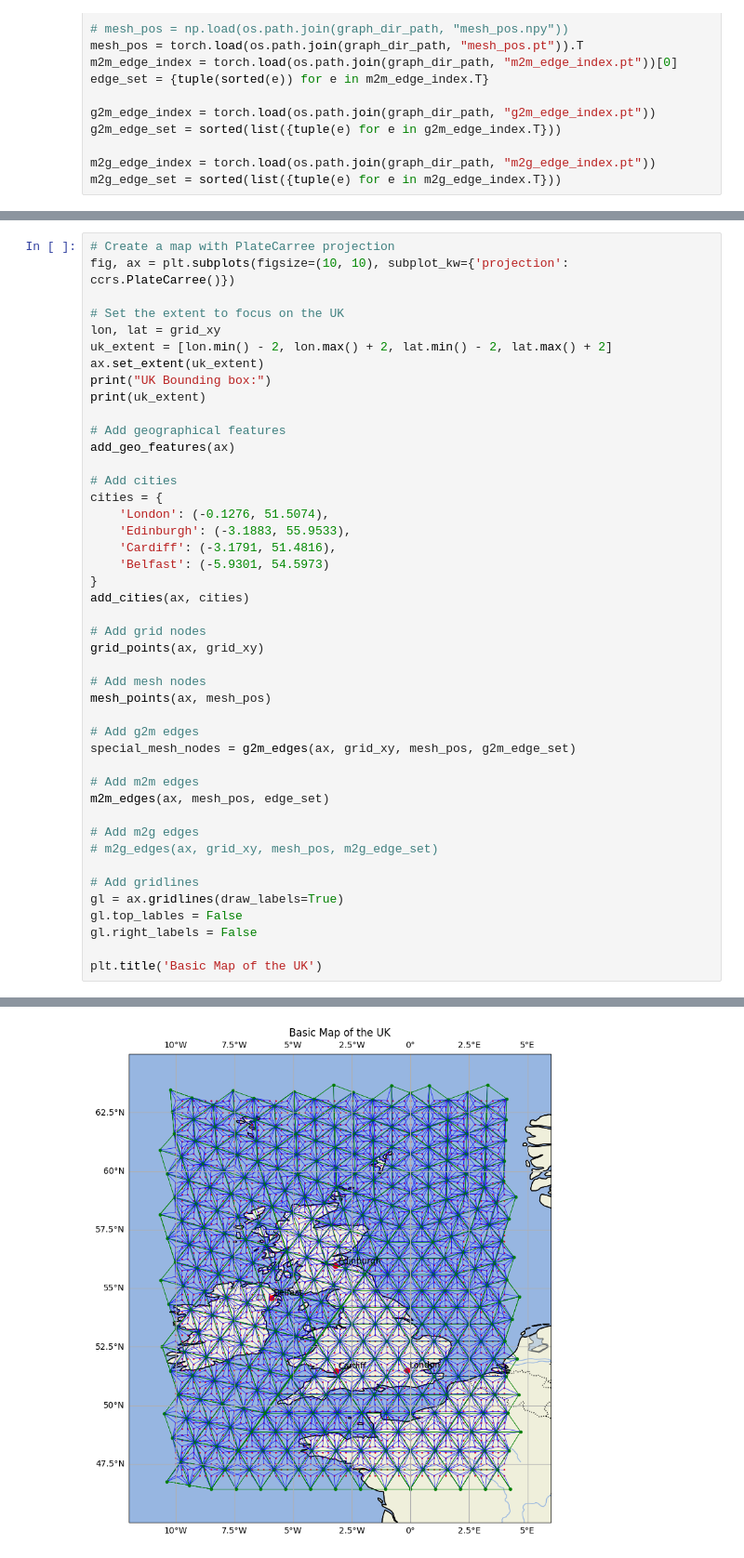
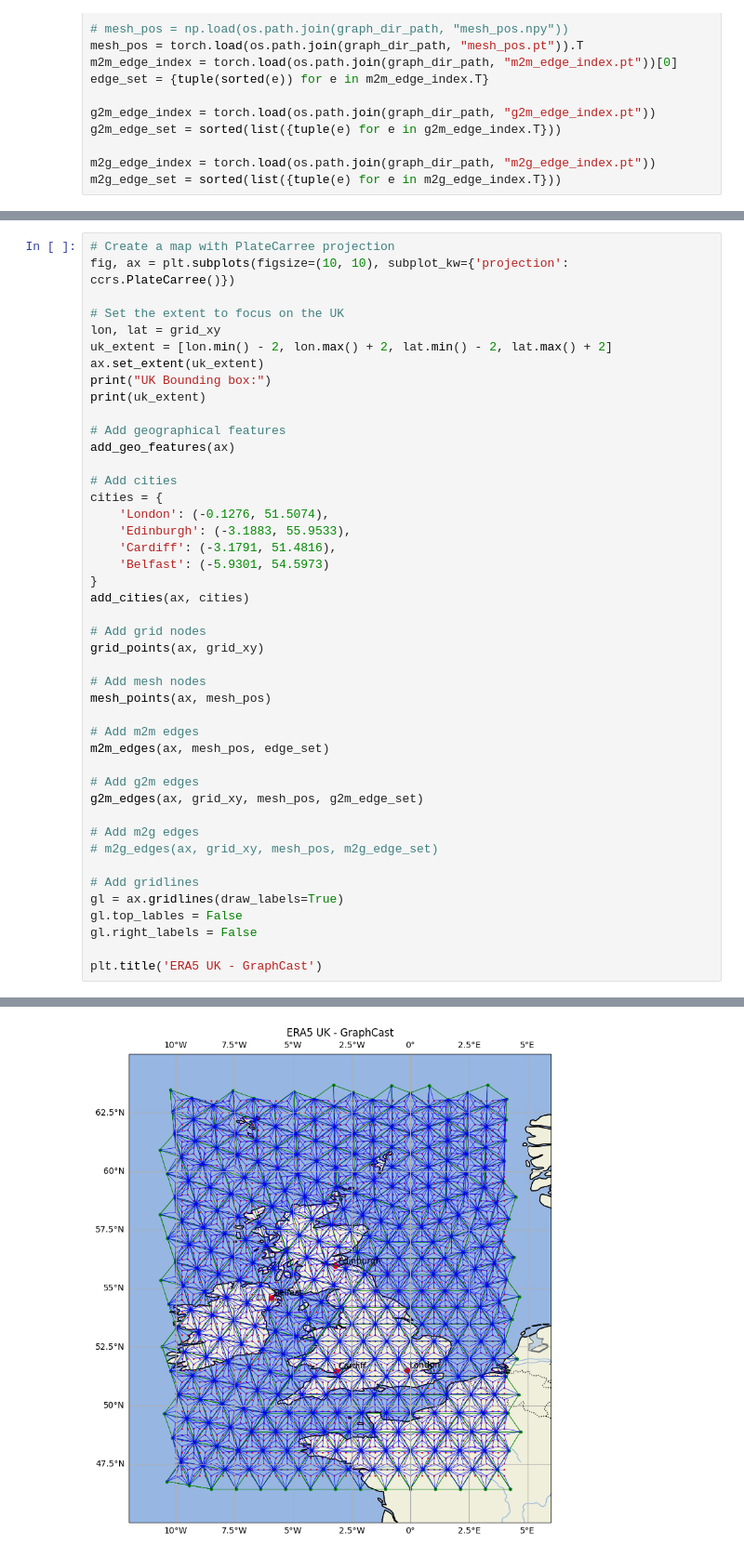
Before and after one commit to bet20ICL/neural-lam, a Jupyter notebook: notebooks/plot_map.ipynb, the cells around one changed output, grey strips where cells are left out. Shown at 93% size. Saved outputs shown, nothing was run; the diff lists cells and outputs as text.

```diff
--- a/notebooks/plot_map.ipynb
+++ b/notebooks/plot_map.ipynb
@@ -125,11 +149,11 @@ grid_points(ax, grid_xy)
 # Add mesh nodes
 mesh_points(ax, mesh_pos)
 
-# Add g2m edges
-special_mesh_nodes = g2m_edges(ax, grid_xy, mesh_pos, g2m_edge_set)
-
 # Add m2m edges
 m2m_edges(ax, mesh_pos, edge_set)
+
+# Add g2m edges
+g2m_edges(ax, grid_xy, mesh_pos, g2m_edge_set)
 
 # Add m2g edges
 # m2g_edges(ax, grid_xy, mesh_pos, m2g_edge_set)
@@ -139,7 +163,7 @@ gl = ax.gridlines(draw_labels=True)
 gl.top_lables = False
 gl.right_labels = False
 
-plt.title('Basic Map of the UK')
+plt.title('ERA5 UK - GraphCast')
 # %% [output]
 UK Bounding box:
 [-12.0, 6.0, 45.0, 65.0]
@@ -147 +171 @@ Text(0.5, 1.0, 'Basic Map of the UK')
-[figure, old version]
+[figure, new version]
```
Also changed, not shown: parts of 3 cells of this notebook.
